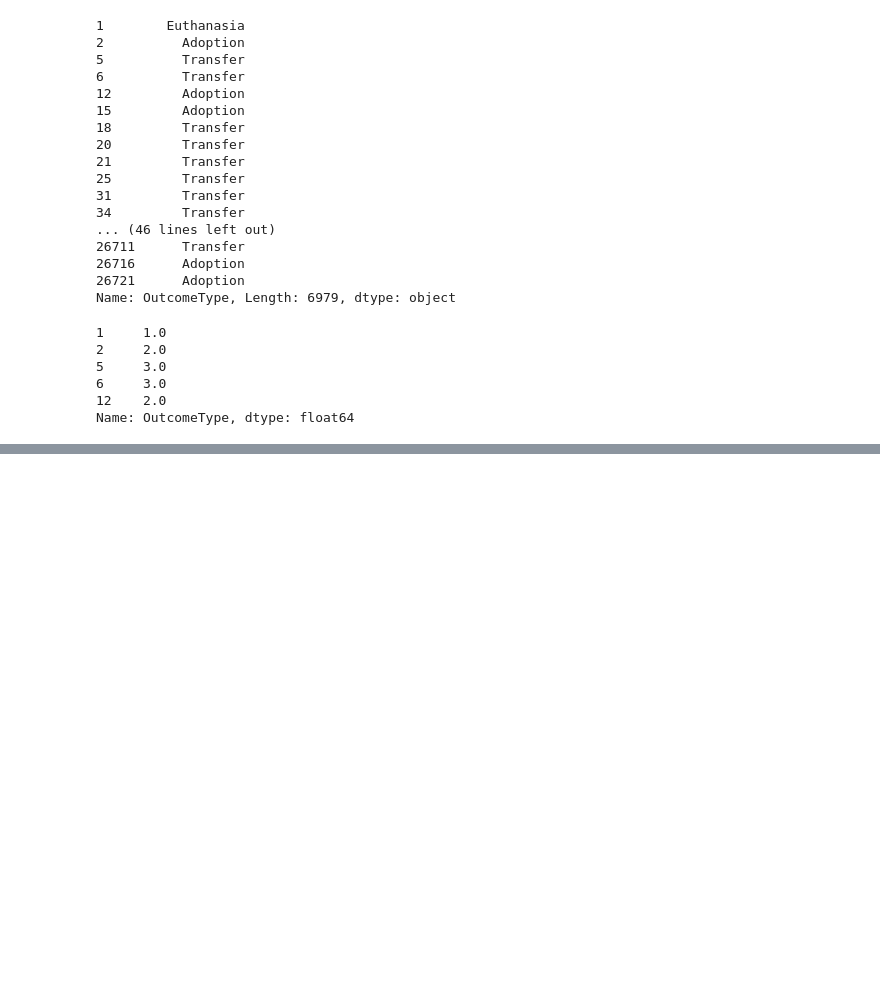
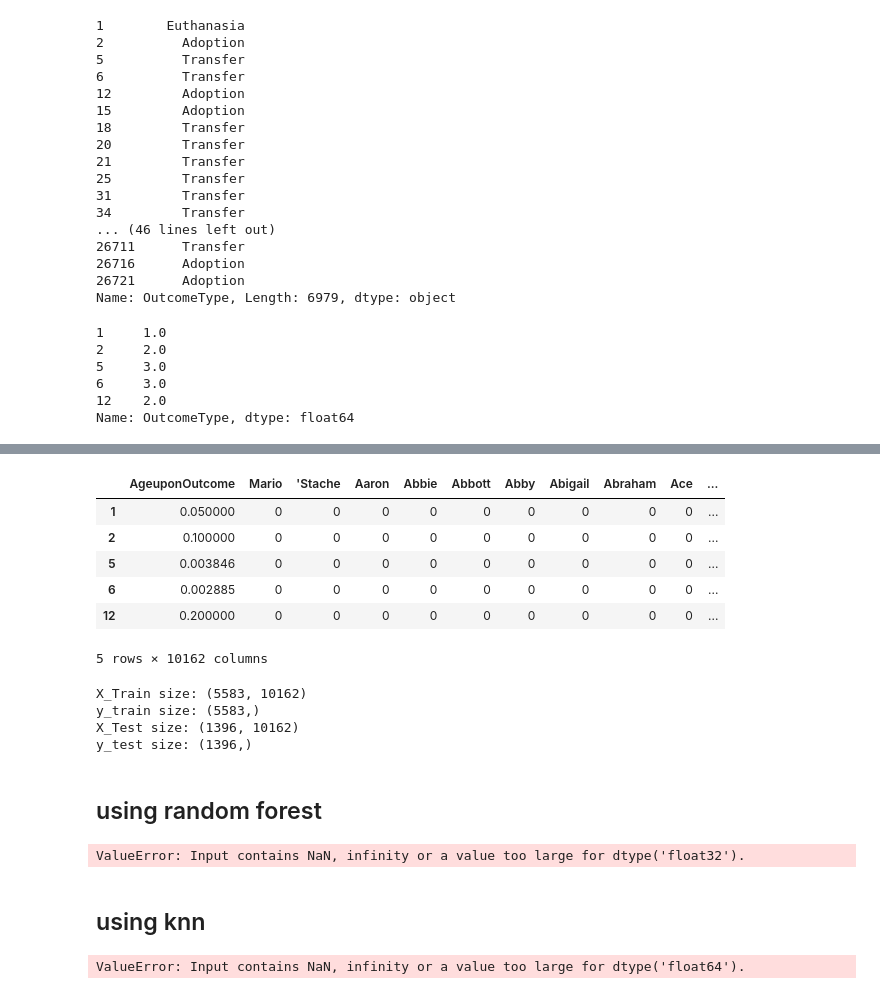
Before and after one commit to cedrictongg/CS5661_DataScience, a Jupyter notebook: project.ipynb, the cells around one changed output, grey strips where cells are left out. Drawn from its saved outputs; the diff is of its cells as text; code cells hidden in the pictures; blank space fills up the shorter version.

```diff
--- a/project.ipynb
+++ b/project.ipynb
@@ -153,0 +207,48 @@ from sklearn import preprocessing
+# %%
+getnewFeatures_X.drop(['Name','DateTime','OutcomeType','AnimalType','SexuponOutcome','Breed','Color'], axis=1, inplace=True)
+
+# getnewFeatures_X.shape
+
+X = getnewFeatures_X
+
+X.head()
+# %% [output]
+|  | AgeuponOutcome | Mario | 'Stache | Aaron | Abbie | Abbott | Abby | Abigail | Abraham | Ace | ... |
+| 1 | 0.050000 | 0 | 0 | 0 | 0 | 0 | 0 | 0 | 0 | 0 | ... |
+| 2 | 0.100000 | 0 | 0 | 0 | 0 | 0 | 0 | 0 | 0 | 0 | ... |
+| 5 | 0.003846 | 0 | 0 | 0 | 0 | 0 | 0 | 0 | 0 | 0 | ... |
+| 6 | 0.002885 | 0 | 0 | 0 | 0 | 0 | 0 | 0 | 0 | 0 | ... |
+| 12 | 0.200000 | 0 | 0 | 0 | 0 | 0 | 0 | 0 | 0 | 0 | ... |
+5 rows × 10162 columns
+# %%
+X_train, X_test, y_train, y_test = train_test_split(X, y, test_size=0.20, random_state=2)
+
+print("X_Train size: " + str(X_train.shape))
+print("y_train size: " + str(y_train.shape))
+print("X_Test size: " + str(X_test.shape))
+print("y_test size: " + str(y_test.shape))
+# %% [output]
+X_Train size: (5583, 10162)
+y_train size: (5583,)
+X_Test size: (1396, 10162)
+y_test size: (1396,)
+# %% [markdown]
+## using random forest
+# %%
+ran_forest = RandomForestClassifier(n_estimators=19, bootstrap = True, random_state=2)
+X.fillna(X_train.mean(), inplace=True)
+ran_forest.fit(X_train, y_train)
+y_predict_ranforest = ran_forest.predict(x_test)
+
+random_forest_accuracy = accuracy_score(y_test, y_predict_ranforest)
+
+print(random_forest_accuracy)
+# %% [output]
+ValueError: Input contains NaN, infinity or a value too large for dtype('float32').
+# %% [markdown]
+## using knn
+# %%
+knn_neighbors = KNeighborsClassifier(n_neighbors=3)
+knn_neighbors.fit(X_train, y_train)
+# %% [output]
+ValueError: Input contains NaN, infinity or a value too large for dtype('float64').
```
Also changed, not shown: parts of 9 cells of this notebook.
